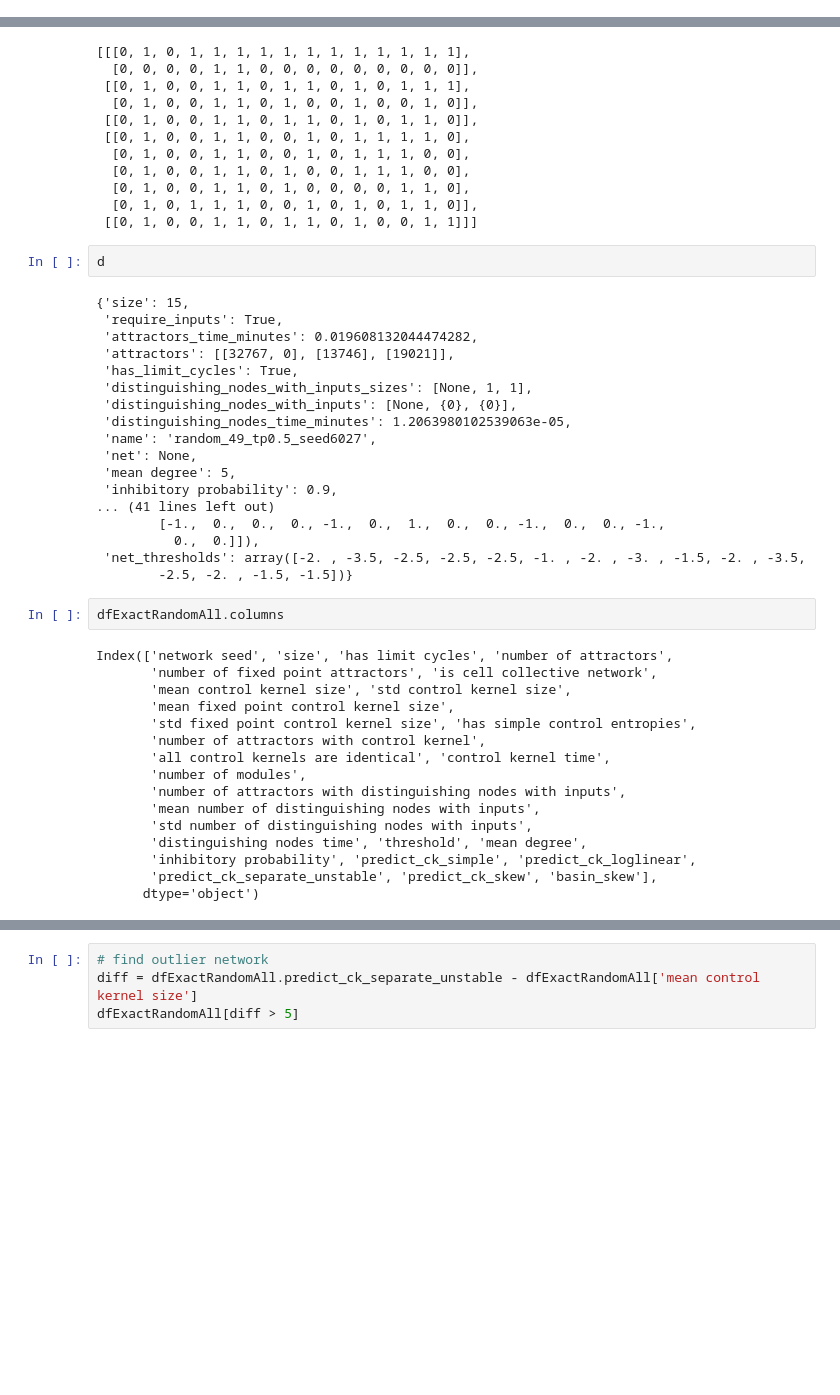
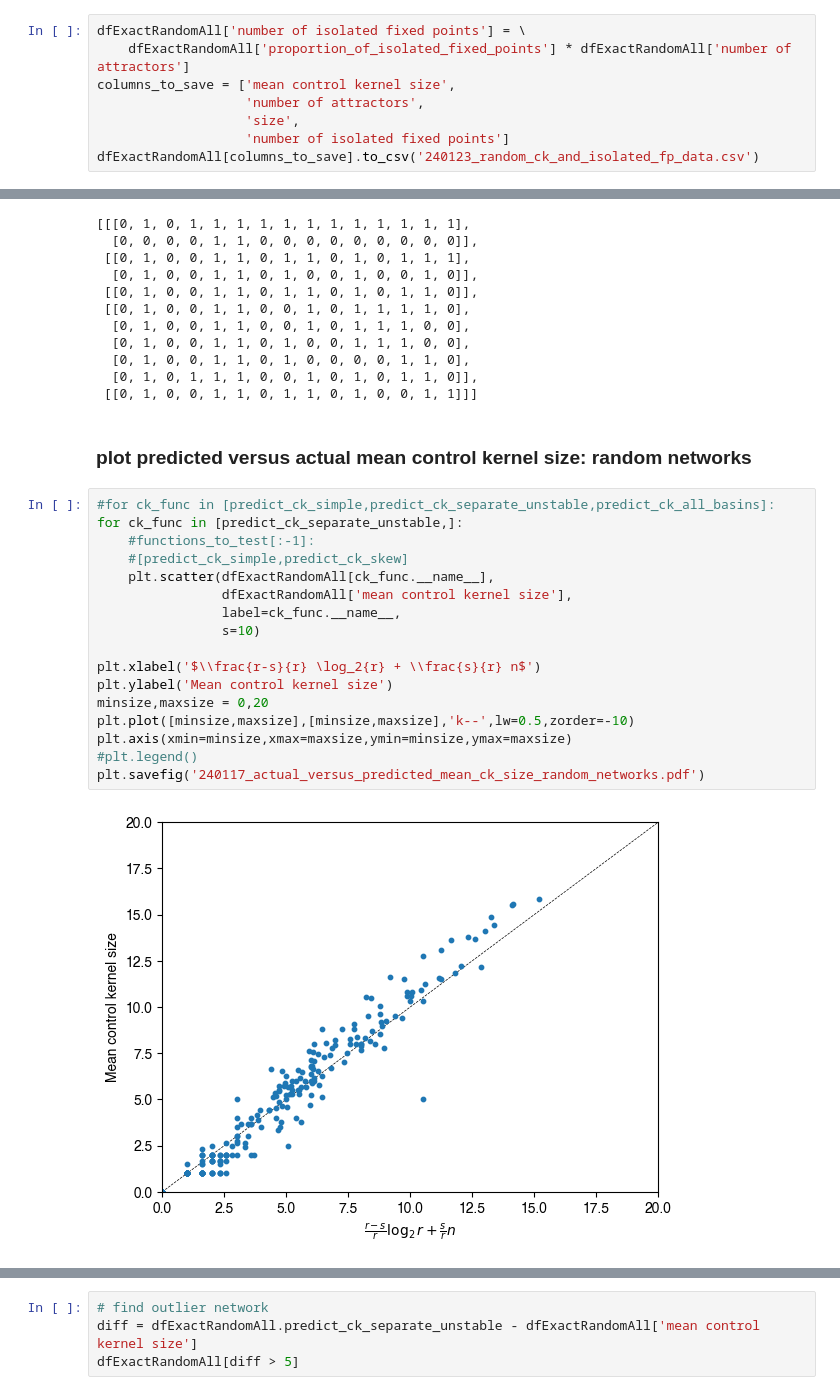
Before and after one commit to bcdaniels/Control-of-Synthetic-Boolean-Networks, a Jupyter notebook: CK_vs_entropy/basin-sizes-to-control-kernel-sizes.ipynb, the cells around one changed output, grey strips where cells are left out. Saved outputs shown, nothing was run; the diff lists cells and outputs as text; blank space fills up the shorter version.

```diff
--- a/CK_vs_entropy/basin-sizes-to-control-kernel-sizes.ipynb
+++ b/CK_vs_entropy/basin-sizes-to-control-kernel-sizes.ipynb
@@ -368,0 +235,8 @@ array([[      0],
+# %%
+dfExactRandomAll['number of isolated fixed points'] = \
+    dfExactRandomAll['proportion_of_isolated_fixed_points'] * dfExactRandomAll['number of attractors']
+columns_to_save = ['mean control kernel size',
+                   'number of attractors',
+                   'size',
+                   'number of isolated fixed points']
+dfExactRandomAll[columns_to_save].to_csv('240123_random_ck_and_isolated_fp_data.csv')
@@ -567,42 +463,25 @@ array([ 5774,  9658,  4796,  2531, 10009])
   [0, 1, 0, 0, 1, 1, 0, 1, 0, 0, 0, 0, 1, 1, 0],
   [0, 1, 0, 1, 1, 1, 0, 0, 1, 0, 1, 0, 1, 1, 0]],
  [[0, 1, 0, 0, 1, 1, 0, 1, 1, 0, 1, 0, 0, 1, 1]]]
-# %%
-d
-# %% [output]
-{'size': 15,
- 'require_inputs': True,
- 'attractors_time_minutes': 0.019608132044474282,
- 'attractors': [[32767, 0], [13746], [19021]],
- 'has_limit_cycles': True,
- 'distinguishing_nodes_with_inputs_sizes': [None, 1, 1],
- 'distinguishing_nodes_with_inputs': [None, {0}, {0}],
- 'distinguishing_nodes_time_minutes': 1.2063980102539063e-05,
- 'name': 'random_49_tp0.5_seed6027',
- 'net': None,
- 'mean degree': 5,
- 'inhibitory probability': 0.9,
-... (41 lines left out)
-        [-1.,  0.,  0.,  0., -1.,  0.,  1.,  0.,  0., -1.,  0.,  0., -1.,
-          0.,  0.]]),
- 'net_thresholds': array([-2. , -3.5, -2.5, -2.5, -2.5, -1. , -2. , -3. , -1.5, -2. , -3.5,
-        -2.5, -2. , -1.5, -1.5])}
-# %%
-dfExactRandomAll.columns
-# %% [output]
-Index(['network seed', 'size', 'has limit cycles', 'number of attractors',
-       'number of fixed point attractors', 'is cell collective network',
-       'mean control kernel size', 'std control kernel size',
-       'mean fixed point control kernel size',
-       'std fixed point control kernel size', 'has simple control entropies',
-       'number of attractors with control kernel',
-       'all control kernels are identical', 'control kernel time',
-       'number of modules',
-       'number of attractors with distinguishing nodes with inputs',
-       'mean number of distinguishing nodes with inputs',
-       'std number of distinguishing nodes with inputs',
-       'distinguishing nodes time', 'threshold', 'mean degree',
-       'inhibitory probability', 'predict_ck_simple', 'predict_ck_loglinear',
-       'predict_ck_separate_unstable', 'predict_ck_skew', 'basin_skew'],
-      dtype='object')
+# %% [markdown]
+### plot predicted versus actual mean control kernel size: random networks
+# %%
+#for ck_func in [predict_ck_simple,predict_ck_separate_unstable,predict_ck_all_basins]:
+for ck_func in [predict_ck_separate_unstable,]:
+    #functions_to_test[:-1]:
+    #[predict_ck_simple,predict_ck_skew]
+    plt.scatter(dfExactRandomAll[ck_func.__name__],
+                dfExactRandomAll['mean control kernel size'],
+                label=ck_func.__name__,
+                s=10)
+
+plt.xlabel('$\\frac{r-s}{r} \log_2{r} + \\frac{s}{r} n$')
+plt.ylabel('Mean control kernel size')
+minsize,maxsize = 0,20
+plt.plot([minsize,maxsize],[minsize,maxsize],'k--',lw=0.5,zorder=-10)
+plt.axis(xmin=minsize,xmax=maxsize,ymin=minsize,ymax=maxsize)
+#plt.legend()
+plt.savefig('240117_actual_versus_predicted_mean_ck_size_random_networks.pdf')
+# %% [output]
+[figure, added]
 # %%
```
Also changed, not shown: parts of 128 cells of this notebook, 1 other file.
